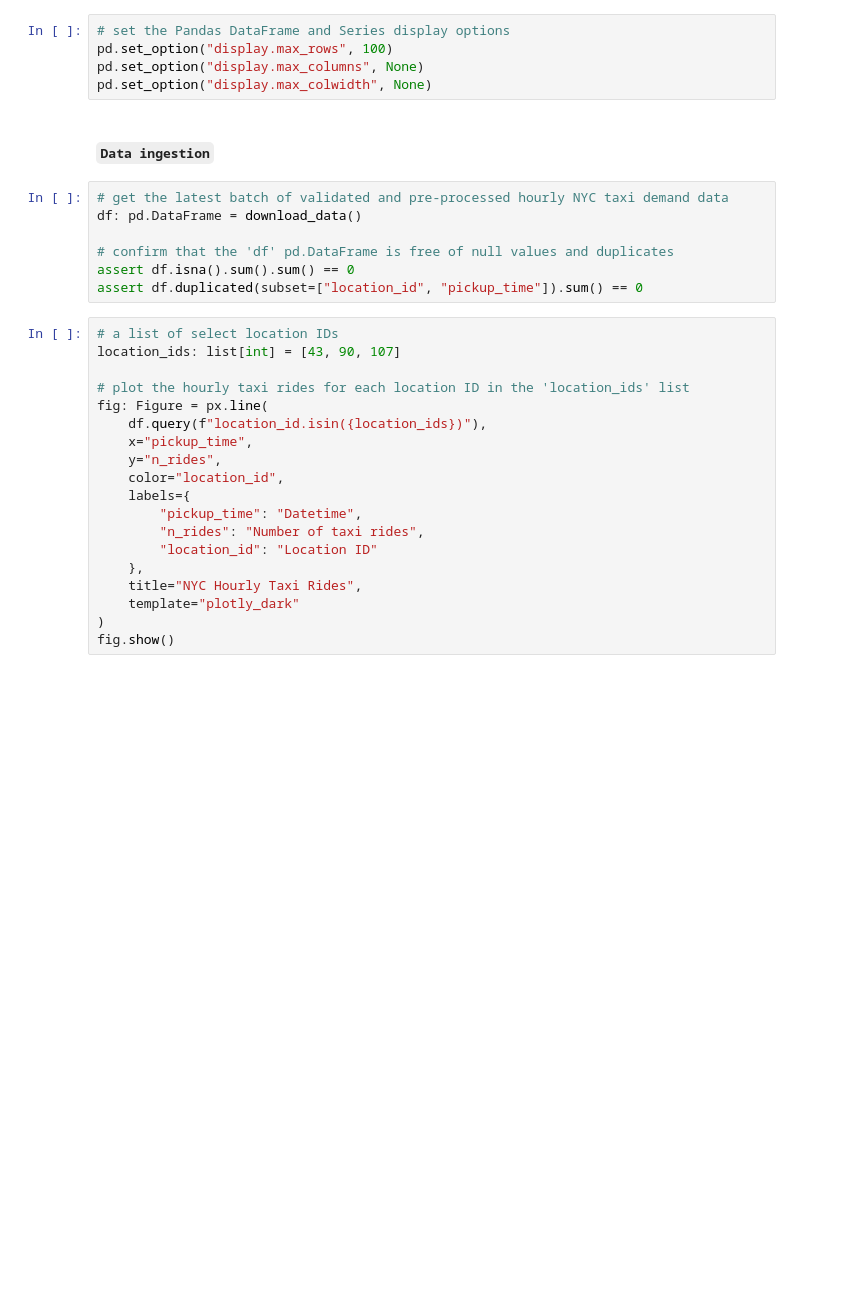
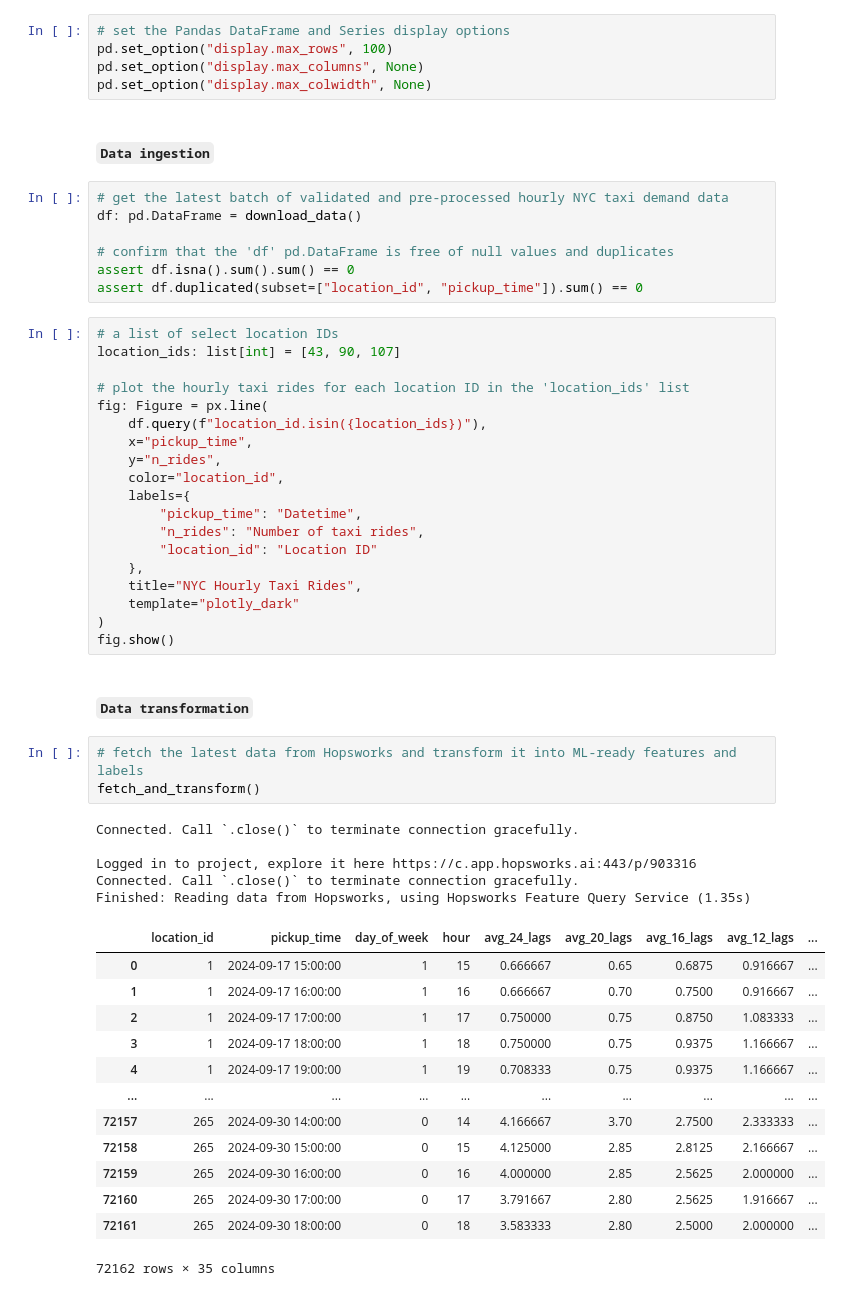
Before and after one commit to ncheymbamalu/taxi-demand-forecasting, a Jupyter notebook: notebooks/taxi-demand-forecasting.ipynb, the cells around one changed output. Cells and saved outputs as stored; diff of their text form; blank space fills up the shorter version.

Commit message:
modifying data ingestion-related scripts and creating the data transformation pipeline

```diff
--- a/notebooks/taxi-demand-forecasting.ipynb
+++ b/notebooks/taxi-demand-forecasting.ipynb
@@ -69,3 +81,27 @@ fig: Figure = px.line(
     template="plotly_dark"
 )
 fig.show()
+# %% [markdown]
+#### **`Data transformation`**
+# %%
+# fetch the latest data from Hopsworks and transform it into ML-ready features and labels
+fetch_and_transform()
+# %% [output]
+Connected. Call `.close()` to terminate connection gracefully.
+
+Logged in to project, explore it here https://c.app.hopsworks.ai:443/p/903316
+Connected. Call `.close()` to terminate connection gracefully.
+Finished: Reading data from Hopsworks, using Hopsworks Feature Query Service (1.35s)
+|  | location_id | pickup_time | day_of_week | hour | avg_24_lags | avg_20_lags | avg_16_lags | avg_12_lags | ... |
+| 0 | 1 | 2024-09-17 15:00:00 | 1 | 15 | 0.666667 | 0.65 | 0.6875 | 0.916667 | ... |
+| 1 | 1 | 2024-09-17 16:00:00 | 1 | 16 | 0.666667 | 0.70 | 0.7500 | 0.916667 | ... |
+| 2 | 1 | 2024-09-17 17:00:00 | 1 | 17 | 0.750000 | 0.75 | 0.8750 | 1.083333 | ... |
+| 3 | 1 | 2024-09-17 18:00:00 | 1 | 18 | 0.750000 | 0.75 | 0.9375 | 1.166667 | ... |
+| 4 | 1 | 2024-09-17 19:00:00 | 1 | 19 | 0.708333 | 0.75 | 0.9375 | 1.166667 | ... |
+| ... | ... | ... | ... | ... | ... | ... | ... | ... | ... |
+| 72157 | 265 | 2024-09-30 14:00:00 | 0 | 14 | 4.166667 | 3.70 | 2.7500 | 2.333333 | ... |
+| 72158 | 265 | 2024-09-30 15:00:00 | 0 | 15 | 4.125000 | 2.85 | 2.8125 | 2.166667 | ... |
+| 72159 | 265 | 2024-09-30 16:00:00 | 0 | 16 | 4.000000 | 2.85 | 2.5625 | 2.000000 | ... |
+| 72160 | 265 | 2024-09-30 17:00:00 | 0 | 17 | 3.791667 | 2.80 | 2.5625 | 1.916667 | ... |
+| 72161 | 265 | 2024-09-30 18:00:00 | 0 | 18 | 3.583333 | 2.80 | 2.5000 | 2.000000 | ... |
+72162 rows × 35 columns
```
Also changed, not shown: parts of 3 cells of this notebook, 6 other files.
